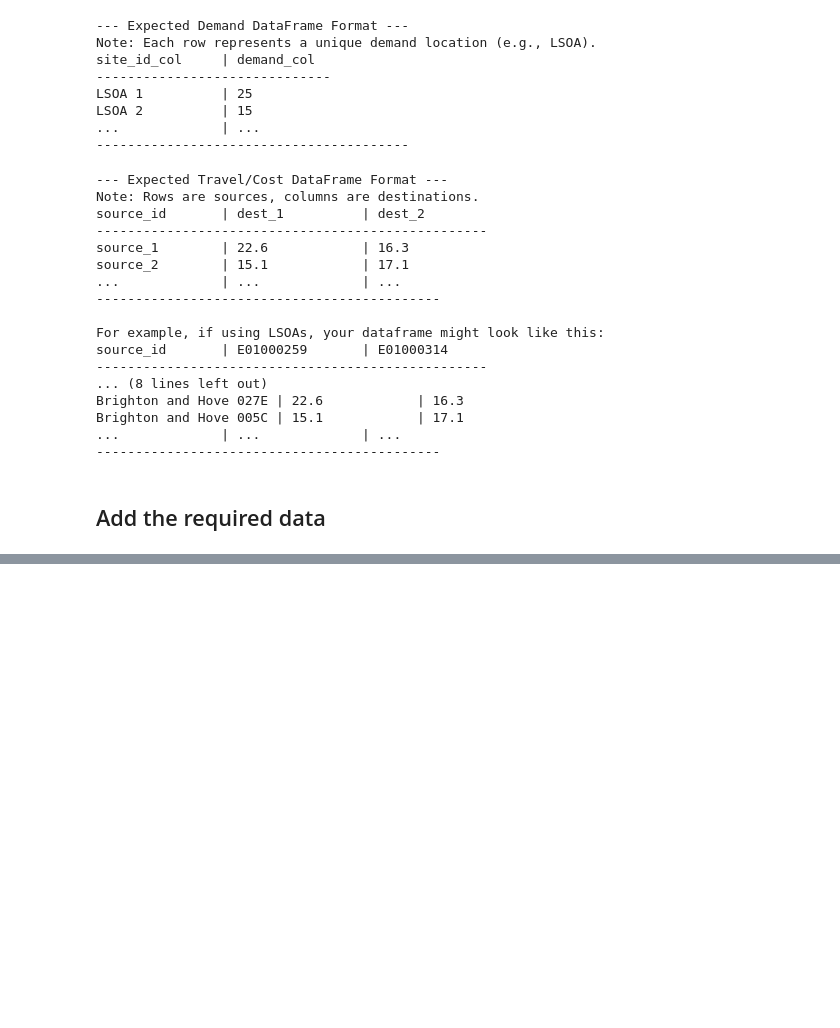
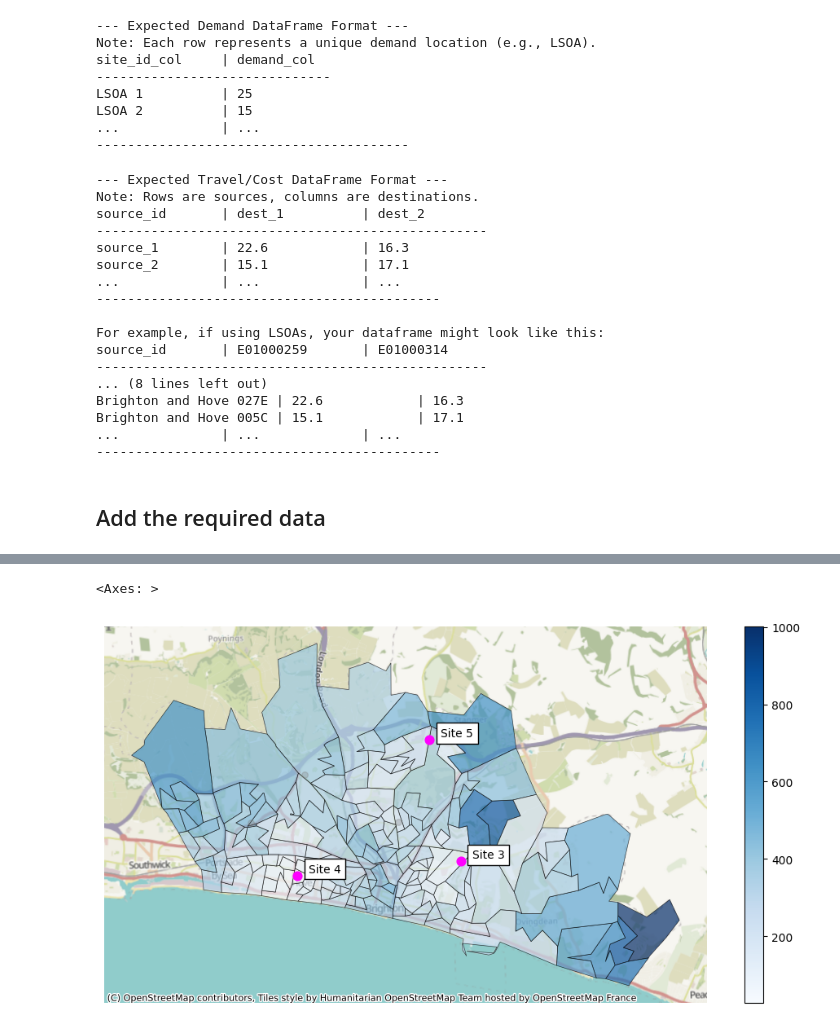
Before and after one commit to hsma-tools/lokigi, a Jupyter notebook: examples/location/simple.ipynb, the cells around one changed output, grey strips where cells are left out. Saved outputs shown, nothing was run; the diff lists cells and outputs as text; code cells hidden in the pictures; blank space fills up the shorter version.

Commit message:
feat(SiteProblem): Calculation and plotting of simple p-median

```diff
--- a/examples/location/simple.ipynb
+++ b/examples/location/simple.ipynb
@@ -104,0 +103,5 @@ problem.plot_sites()
+# %%
+problem.add_travel_matrix(
+    travel_matrix_df="../../sample_data/brighton_travel_matrix_driving.csv",
+    source_col="LSOA"
+    )
@@ -104,0 +126,2 @@ problem.plot_sites()
+# %%
+problem.add_region_geometry_layer("../../sample_data/LSOA_2011_Boundaries_Super_Generalised_Clipped_BSC_EW_V4.geojson", common_col="LSOA11NM")
@@ -104,0 +174,3 @@ problem.plot_sites()
+# %%
+solutions = problem.solve_pmedian(p=3)
+solutions.show_solutions()
@@ -104,0 +195,5 @@ problem.plot_sites()
+# %%
+solutions.plot_best_combination(problem_class=problem)
+# %% [output]
+<Axes: >
+[figure, added]
```
Also changed, not shown: parts of 13 cells of this notebook, 4 other files.
